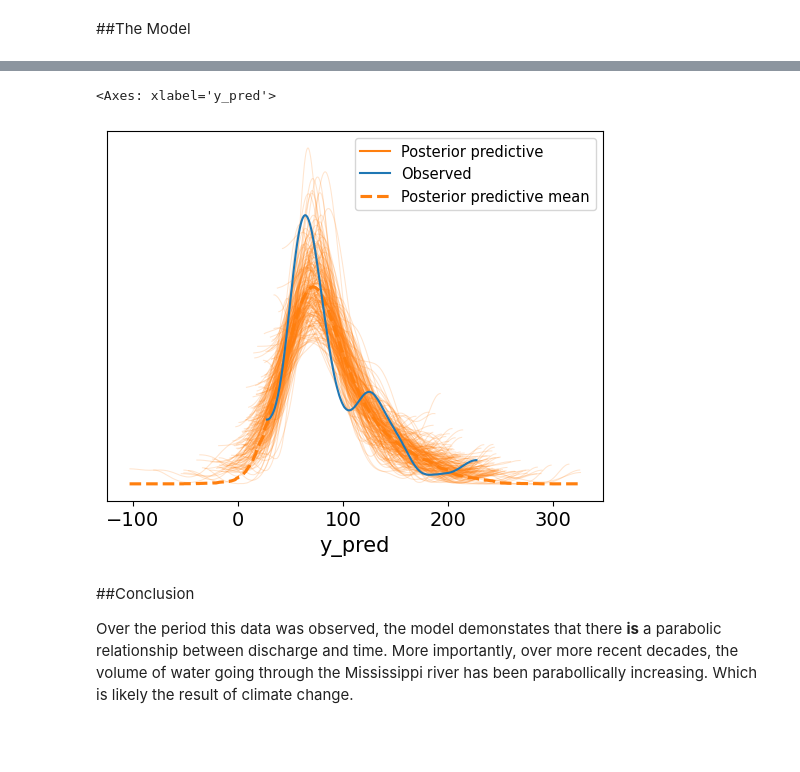
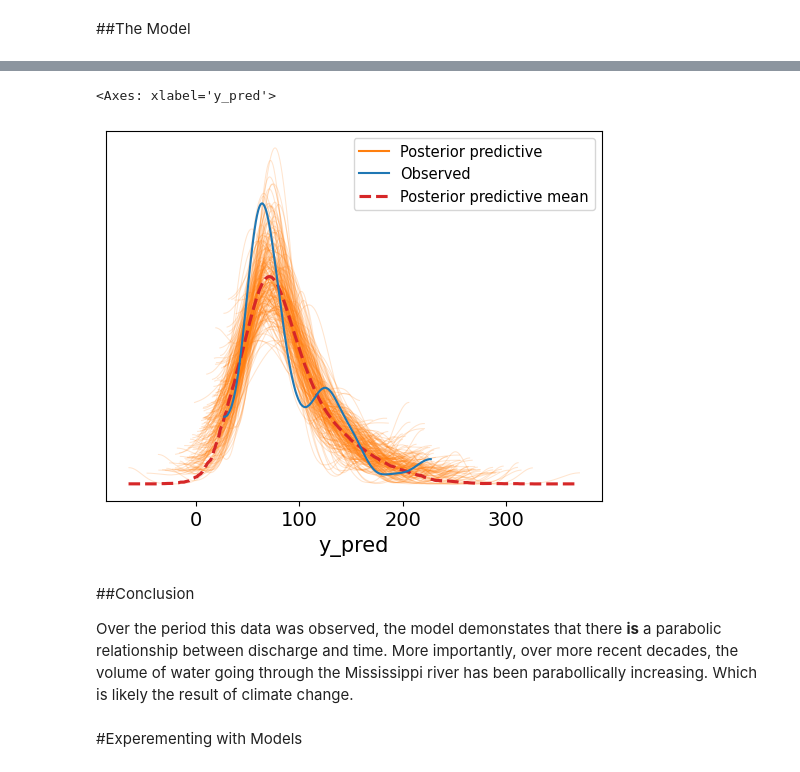
Before and after one commit to rylan-berry/DataScienceExercises2025-2026, a Jupyter notebook: RylaBerrU5Proj.ipynb, the cells around one changed output, grey strips where cells are left out. Cells and saved outputs as stored; diff of their text form; code cells hidden in the pictures; blank space fills up the shorter version.

```diff
--- a/RylaBerrU5Proj.ipynb
+++ b/RylaBerrU5Proj.ipynb
@@ -122,9 +122,11 @@ Text(0, 0.5, 'discharge')
 # %%
-az.plot_ppc(idata_missriv, num_pp_samples=200, colors=["C1", "C0", "C1"])
+az.plot_ppc(idata_missriv, num_pp_samples=200, colors=["C1", "C0", "C3"])
 # %% [output]
 <Axes: xlabel='y_pred'>
-[figure, old version]
+[figure, new version]
 # %% [markdown]
 ##Conclusion
 
 Over the period this data was observed, the model demonstates that there **is** a parabolic relationship between discharge and time. More importantly, over more recent decades, the volume of water going through the Mississippi river has been parabollically increasing. Which is likely the result of climate change.
+# %% [markdown]
+#Experementing with Models
```
Also changed, not shown: parts of 6 cells of this notebook.
